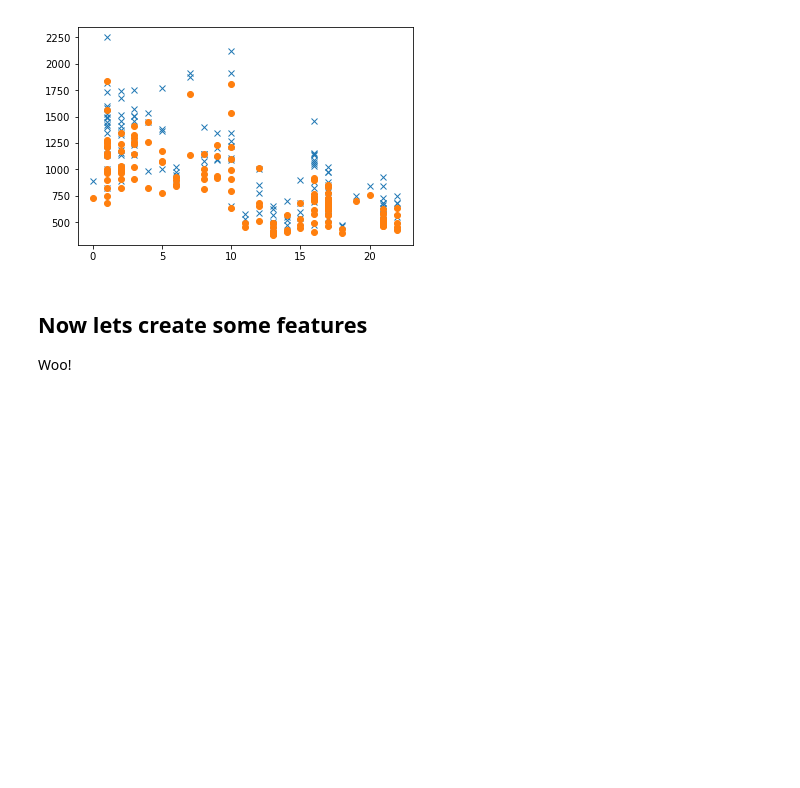
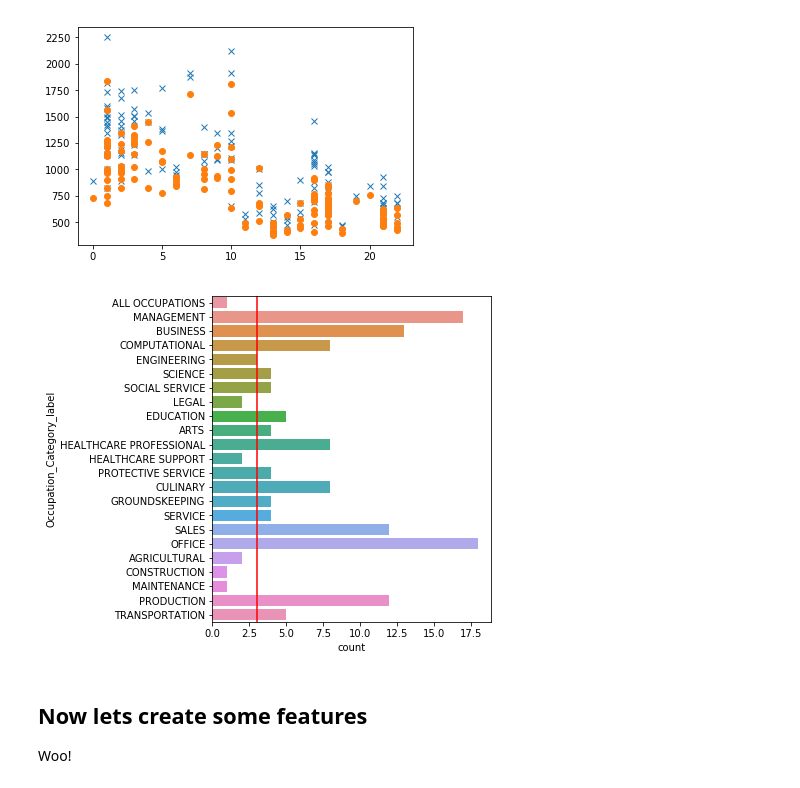
Before and after one commit to Schmidt8181/CapstoneProject, a Jupyter notebook: CapstoneProject.ipynb, the cells around one changed output. Saved outputs shown, nothing was run; the diff lists cells and outputs as text; code cells hidden in the pictures; blank space fills up the shorter version.

```diff
--- a/CapstoneProject.ipynb
+++ b/CapstoneProject.ipynb
@@ -283,6 +274,14 @@ plt.plot(cleanedgenderwage['Occupation_Category'], cleanedgenderwage['F_weekly']
 plt.show()
 # %% [output]
 [figure]
+# %%
+plt.figure(figsize=(5, 6))
+sns.countplot(y=cleanedgenderwage['Occupation_Category_label'],
+              data=cleanedgenderwage)
+plt.axvline(x=3, color='red', linestyle='solid') # 3 is the number of neighbors needed later
+plt.show()
+# %% [output]
+[figure, added]
 # %% [markdown]
 ## Now lets create some features
 
```
Also changed, not shown: parts of 21 cells of this notebook.
